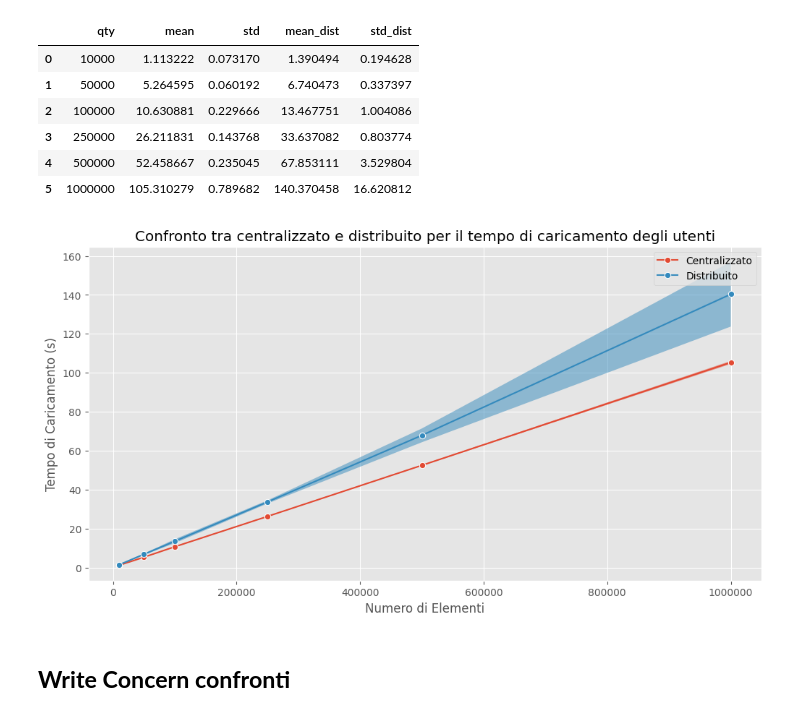
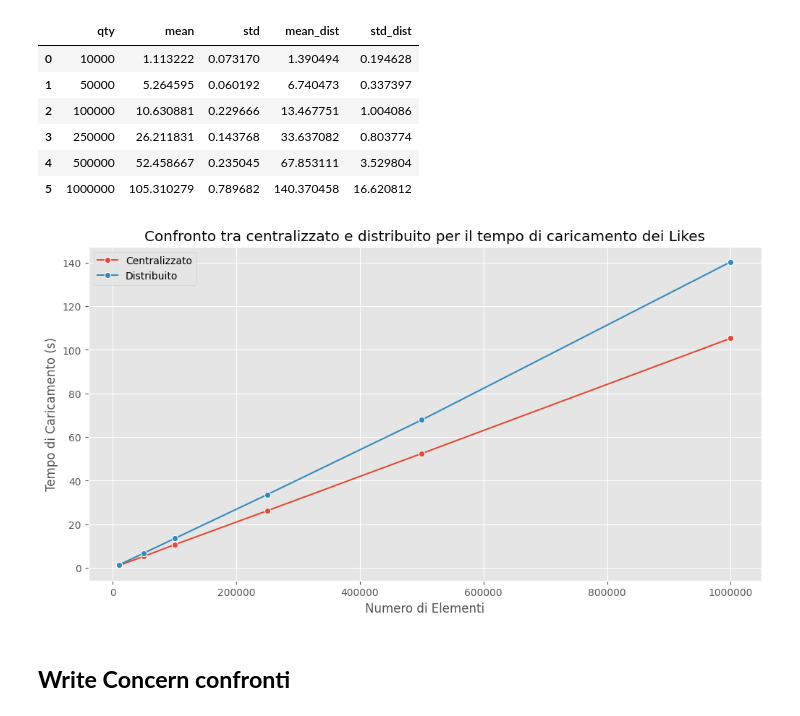
Before and after one commit to TommasoFerrario18/GraphDB, a Jupyter notebook: code/visualization.ipynb, the cells around one changed output. Cells and saved outputs as stored; diff of their text form; code cells hidden in the pictures.

```diff
--- a/code/visualization.ipynb
+++ b/code/visualization.ipynb
@@ -485,37 +485,37 @@ compare_edges
 # %%
 plt.figure(figsize=(12, 6))
 sns.lineplot(x="qty", y="mean", data=compare_edges, marker="o", label="Centralizzato")
-plt.fill_between(
-    compare_edges["qty"],
-    compare_edges["mean"] - compare_edges["std"],
-    compare_edges["mean"] + compare_edges["std"],
-    alpha=0.5,
-)
+# plt.fill_between(
+#     compare_edges["qty"],
+#     compare_edges["mean"] - compare_edges["std"],
+#     compare_edges["mean"] + compare_edges["std"],
+#     alpha=0.5,
+# )
 
 sns.lineplot(
     x="qty", y="mean_dist", data=compare_edges, marker="o", label="Distribuito"
 )
-plt.fill_between(
-    compare_edges["qty"],
-    compare_edges["mean_dist"] - compare_edges["std_dist"],
-    compare_edges["mean_dist"] + compare_edges["std_dist"],
-    alpha=0.5,
-)
+# plt.fill_between(
+#     compare_edges["qty"],
+#     compare_edges["mean_dist"] - compare_edges["std_dist"],
+#     compare_edges["mean_dist"] + compare_edges["std_dist"],
+#     alpha=0.5,
+# )
 
 # Personalizza il grafico
 plt.title(
-    "Confronto tra centralizzato e distribuito per il tempo di caricamento degli utenti"
+    "Confronto tra centralizzato e distribuito per il tempo di caricamento dei Likes"
 )
 plt.xlabel("Numero di Elementi")
 plt.ylabel("Tempo di Caricamento (s)")
 plt.legend()
 ax = plt.gca()
 ax.xaxis.set_major_formatter(ticker.ScalarFormatter(useOffset=False))
 ax.xaxis.get_major_formatter().set_scientific(False)
 
 plt.show()
 # %% [output]
-[figure, old version]
+[figure, new version]
 # %% [markdown]
 ## **Write Concern confronti**
 # %%
```
Also changed, not shown: parts of 11 cells of this notebook.
